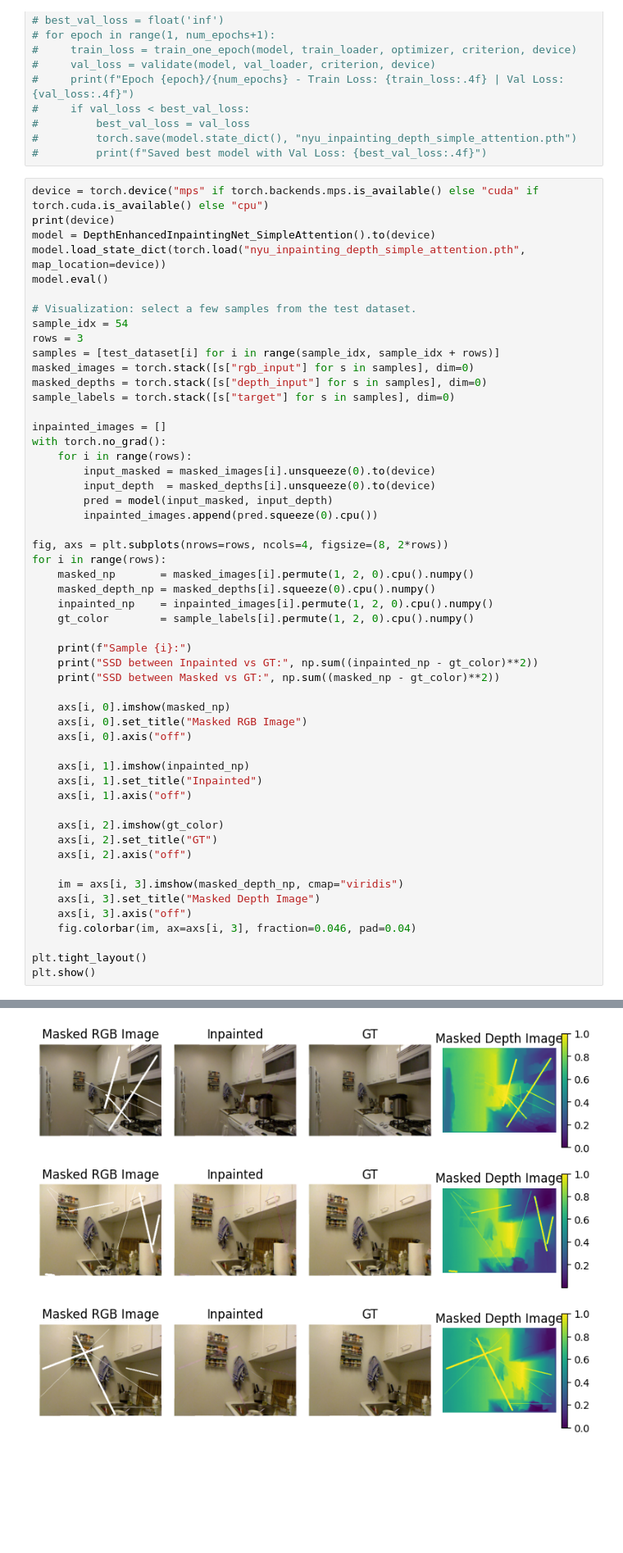
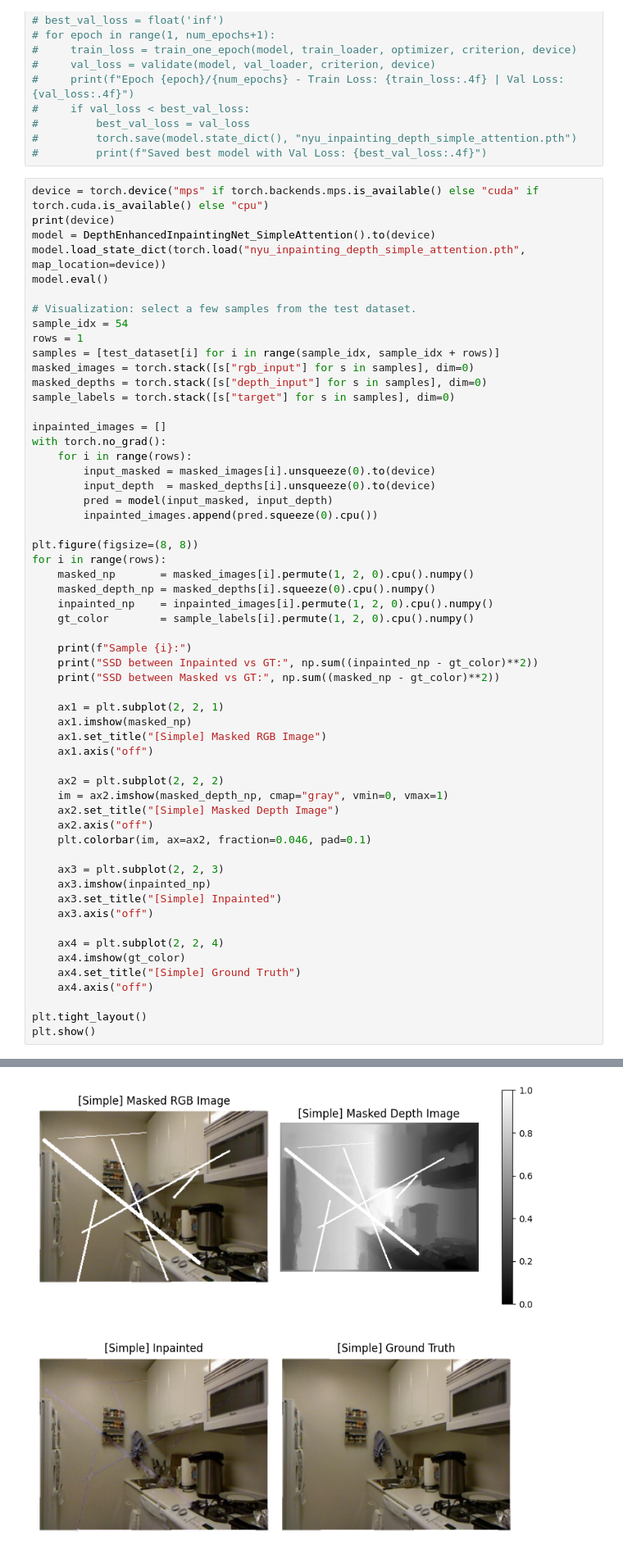
Before and after one commit to 7201krap/CSCE748_Computational-Photography, a Jupyter notebook: mask_line/conv_depth_simple_attention.ipynb, the cells around one changed output, grey strips where cells are left out. Shown at 82% size. Saved outputs shown, nothing was run; the diff lists cells and outputs as text; blank space fills up the shorter version.

```diff
--- a/mask_line/conv_depth_simple_attention.ipynb
+++ b/mask_line/conv_depth_simple_attention.ipynb
@@ -366,7 +366,7 @@ model.eval()
 
 # Visualization: select a few samples from the test dataset.
 sample_idx = 54
-rows = 3
+rows = 1
 samples = [test_dataset[i] for i in range(sample_idx, sample_idx + rows)]
 masked_images = torch.stack([s["rgb_input"] for s in samples], dim=0)
 masked_depths = torch.stack([s["depth_input"] for s in samples], dim=0)
@@ -380,7 +380,7 @@ with torch.no_grad():
         pred = model(input_masked, input_depth)
         inpainted_images.append(pred.squeeze(0).cpu())
 
-fig, axs = plt.subplots(nrows=rows, ncols=4, figsize=(8, 2*rows))
+plt.figure(figsize=(8, 8))
 for i in range(rows):
     masked_np       = masked_images[i].permute(1, 2, 0).cpu().numpy()
     masked_depth_np = masked_depths[i].squeeze(0).cpu().numpy()
@@ -391,22 +391,26 @@ for i in range(rows):
     print("SSD between Inpainted vs GT:", np.sum((inpainted_np - gt_color)**2))
     print("SSD between Masked vs GT:", np.sum((masked_np - gt_color)**2))
 
-    axs[i, 0].imshow(masked_np)
-    axs[i, 0].set_title("Masked RGB Image")
-    axs[i, 0].axis("off")
+    ax1 = plt.subplot(2, 2, 1)
+    ax1.imshow(masked_np)
+    ax1.set_title("[Simple] Masked RGB Image")
+    ax1.axis("off")
 
-    axs[i, 1].imshow(inpainted_np)
-    axs[i, 1].set_title("Inpainted")
-    axs[i, 1].axis("off")
+    ax2 = plt.subplot(2, 2, 2)
+    im = ax2.imshow(masked_depth_np, cmap="gray", vmin=0, vmax=1)
+    ax2.set_title("[Simple] Masked Depth Image")
+    ax2.axis("off")
+    plt.colorbar(im, ax=ax2, fraction=0.046, pad=0.1)
 
-    axs[i, 2].imshow(gt_color)
-    axs[i, 2].set_title("GT")
-    axs[i, 2].axis("off")
+    ax3 = plt.subplot(2, 2, 3)
+    ax3.imshow(inpainted_np)
+    ax3.set_title("[Simple] Inpainted")
+    ax3.axis("off")
 
-    im = axs[i, 3].imshow(masked_depth_np, cmap="viridis")
-    axs[i, 3].set_title("Masked Depth Image")
-    axs[i, 3].axis("off")
-    fig.colorbar(im, ax=axs[i, 3], fraction=0.046, pad=0.04)
+    ax4 = plt.subplot(2, 2, 4)
+    ax4.imshow(gt_color)
+    ax4.set_title("[Simple] Ground Truth")
+    ax4.axis("off")
 
 plt.tight_layout()
 plt.show()
@@ -427,4 +423,4 @@ SSD between Masked vs GT: 3140.3005
-[figure, old version]
+[figure, new version]
 # %%
 # from skimage.metrics import structural_similarity  # for SSIM
 # import lpips  # for LPIPS
```
Also changed, not shown: parts of 4 cells of this notebook, 31 other files.
